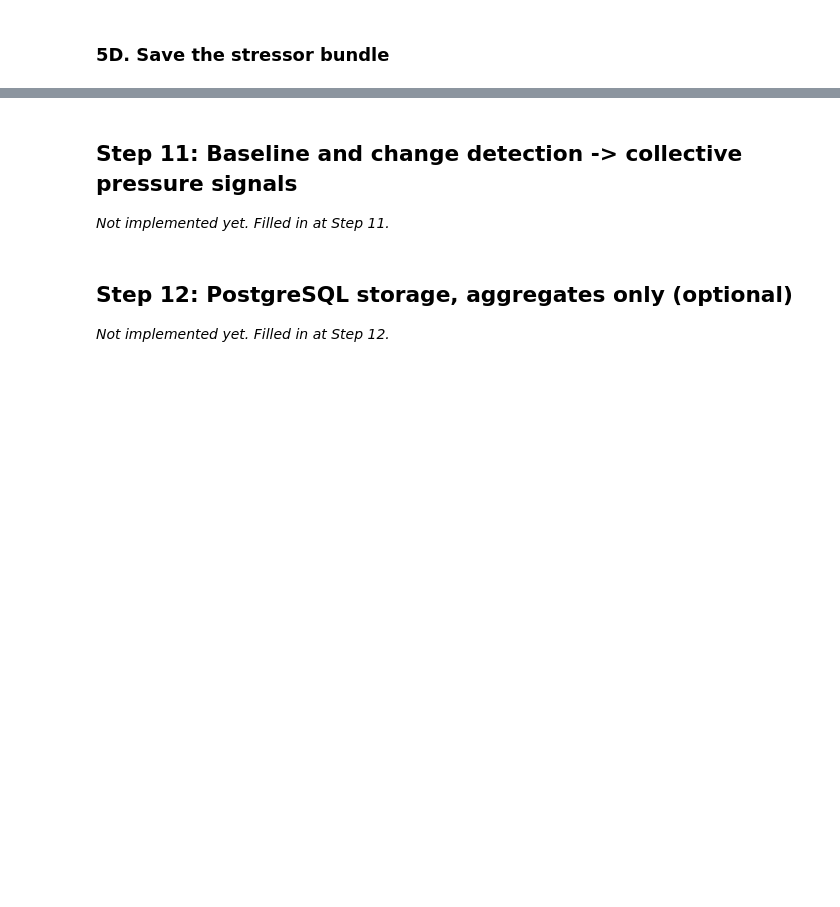
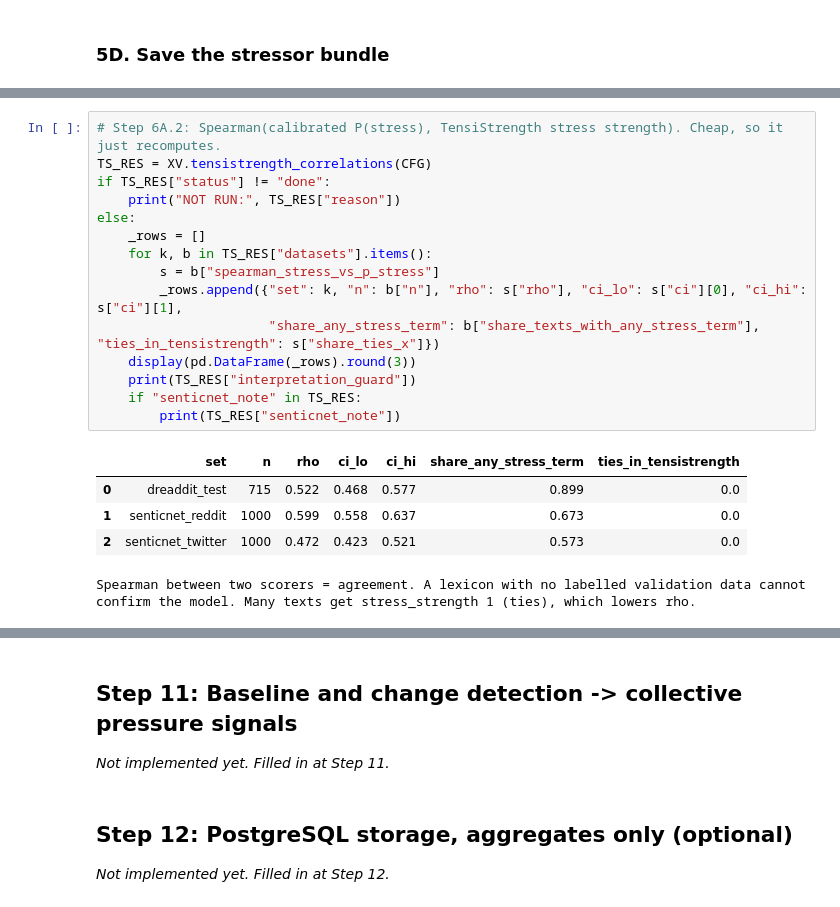
Before and after one commit to daniellowho/Psychological-Stress-Analysis, a Jupyter notebook: code/notebook.ipynb, the cells around one changed output, grey strips where cells are left out. Drawn from its saved outputs; the diff is of its cells as text; blank space fills up the shorter version.

```diff
--- a/code/notebook.ipynb
+++ b/code/notebook.ipynb
@@ -1335,0 +2408,21 @@ _Not implemented yet. Filled in at Step 10._
+# %%
+# Step 6A.2: Spearman(calibrated P(stress), TensiStrength stress strength). Cheap, so it just recomputes.
+TS_RES = XV.tensistrength_correlations(CFG)
+if TS_RES["status"] != "done":
+    print("NOT RUN:", TS_RES["reason"])
+else:
+    _rows = []
+    for k, b in TS_RES["datasets"].items():
+        s = b["spearman_stress_vs_p_stress"]
+        _rows.append({"set": k, "n": b["n"], "rho": s["rho"], "ci_lo": s["ci"][0], "ci_hi": s["ci"][1],
+                      "share_any_stress_term": b["share_texts_with_any_stress_term"], "ties_in_tensistrength": s["share_ties_x"]})
+    display(pd.DataFrame(_rows).round(3))
+    print(TS_RES["interpretation_guard"])
+    if "senticnet_note" in TS_RES:
+        print(TS_RES["senticnet_note"])
+# %% [output]
+|  | set | n | rho | ci_lo | ci_hi | share_any_stress_term | ties_in_tensistrength |
+| 0 | dreaddit_test | 715 | 0.522 | 0.468 | 0.577 | 0.899 | 0.0 |
+| 1 | senticnet_reddit | 1000 | 0.599 | 0.558 | 0.637 | 0.673 | 0.0 |
+| 2 | senticnet_twitter | 1000 | 0.472 | 0.423 | 0.521 | 0.573 | 0.0 |
+Spearman between two scorers = agreement. A lexicon with no labelled validation data cannot confirm the model. Many texts get stress_strength 1 (ties), which lowers rho.
```
Also changed, not shown: parts of 115 cells of this notebook, 13 other files.
